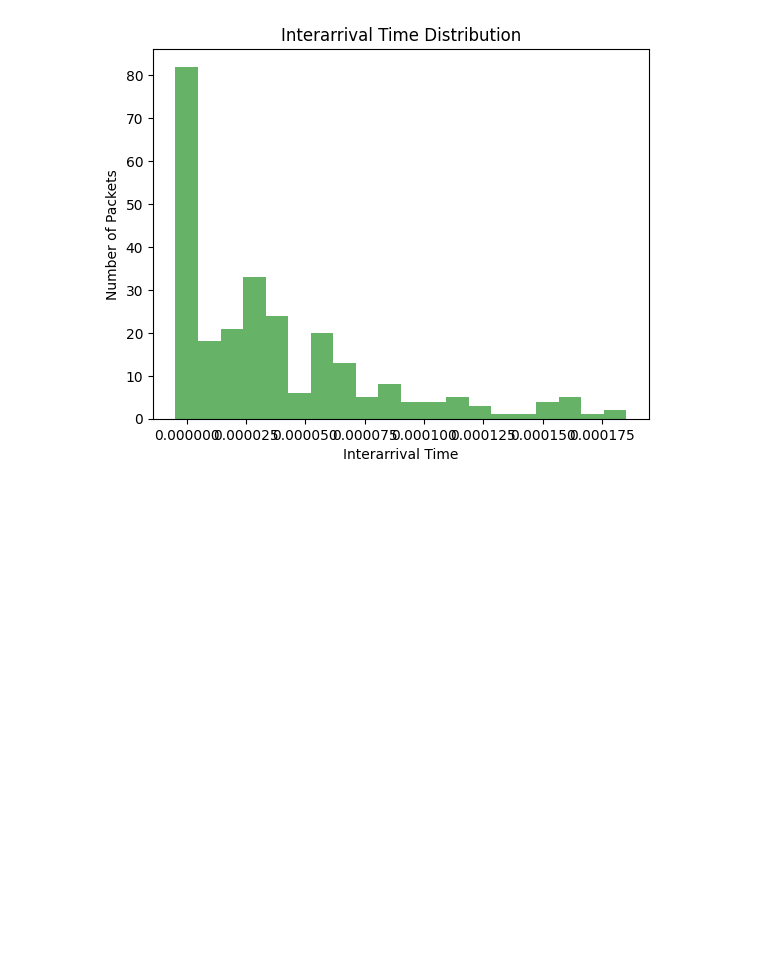
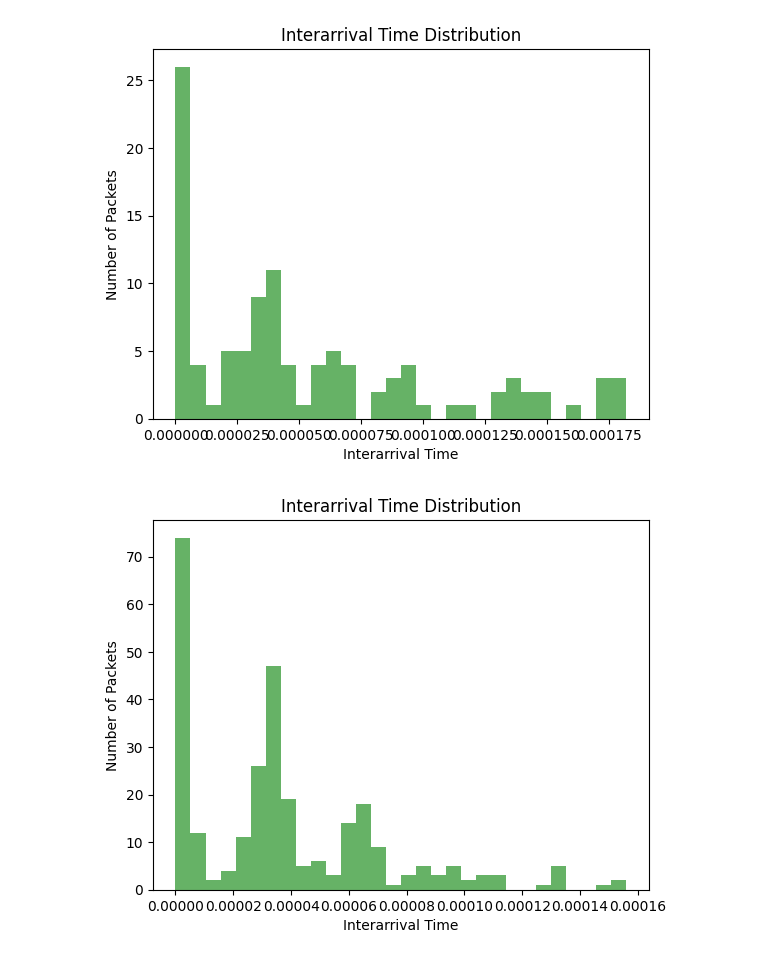
Before and after one commit to yaoyanglee/network-prediction, a Jupyter notebook: datavis.ipynb, the cells around one changed output. Cells and saved outputs as stored; diff of their text form; code cells hidden in the pictures; blank space fills up the shorter version.

```diff
--- a/datavis.ipynb
+++ b/datavis.ipynb
@@ -129,14 +258,19 @@ packet_counts_sorted
 # %%
 # Define the source and destination IP addresses you want to filter for
-source_ip = '52.198.12.253'
-destination_ip = '150.95.182.197'
+def displaySrcDestTraffic(df, src, dest):
+    # Filter DataFrame for rows with specific source and destination IP addresses
+    filtered_rows = df[(df['Source IP'] == src) & (
+        df['Destination IP'] == dest)]
 
-# Filter DataFrame for rows with specific source and destination IP addresses
-filtered_rows = tcp_df[(tcp_df['Source IP'] == source_ip) & (
-    tcp_df['Destination IP'] == destination_ip)]
+    filtered_rows = filtered_rows.reset_index(drop=True)
 
-filtered_rows = filtered_rows.reset_index(drop=True)
+    return filtered_rows
 
-filtered_rows
+
+filtered_df1 = displaySrcDestTraffic(tcp_df1, src1, dest1)
+filtered_df2 = displaySrcDestTraffic(tcp_df2, src2, dest2)
+filtered_df3 = displaySrcDestTraffic(tcp_df3, src3, dest3)
+
+display(filtered_df1, filtered_df2, filtered_df3)
 # %% [output]
 |  | Source IP | Destination IP | Protocol | Source Port | Destination Port | Timestamp | Packet Size |
@@ -197,18 +427,38 @@ plt.show()
 # %%
-data = filtered_rows_no_outliers
+# def plotIATDist(df):
+    # data = df
 
-# Calculate histogram data
-hist, bins = np.histogram(np.array(data['Interarrival Time'], dtype=float), bins=20)
+    # # Calculate histogram data
+    # hist, bins = np.histogram(np.array(data['Interarrival Time'], dtype=float), bins=30)
 
-# Plot bar plot
-plt.bar(bins[:-1], hist, width=np.diff(bins), alpha=0.6, color='g')
+    # # Plot bar plot
+    # plt.bar(bins[:-1], hist, width=np.diff(bins), alpha=0.6, color='g')
 
-# Add labels and title
-plt.xlabel('Interarrival Time')
-plt.ylabel('Number of Packets')
-plt.title('Interarrival Time Distribution')
+    # # Add labels and title
+    # plt.xlabel('Interarrival Time')
+    # plt.ylabel('Number of Packets')
+    # plt.title('Interarrival Time Distribution')
 
-# Show plot
-plt.show()
+    # # Show plot
+    # plt.show()
+
+def plotIATDist(df):
+    # Calculate histogram data
+    data = df
+    plt.hist(np.array(data['Interarrival Time'], dtype=float),
+             bins=30, alpha=0.6, color='g')  # Plot histogram with 30 bins
+
+    # Add labels and title
+    plt.xlabel('Interarrival Time')
+    plt.ylabel('Number of Packets')
+    plt.title('Interarrival Time Distribution')
+
+    # Show plot
+    plt.show()
+
+plotIATDist(cleaned_filtered_df1)
+plotIATDist(cleaned_filtered_df2)
+plotIATDist(cleaned_filtered_df3)
 # %% [output]
-[figure, old version]
+[figure, new version]
+[figure, added]
```
Also changed, not shown: parts of 14 cells of this notebook.
